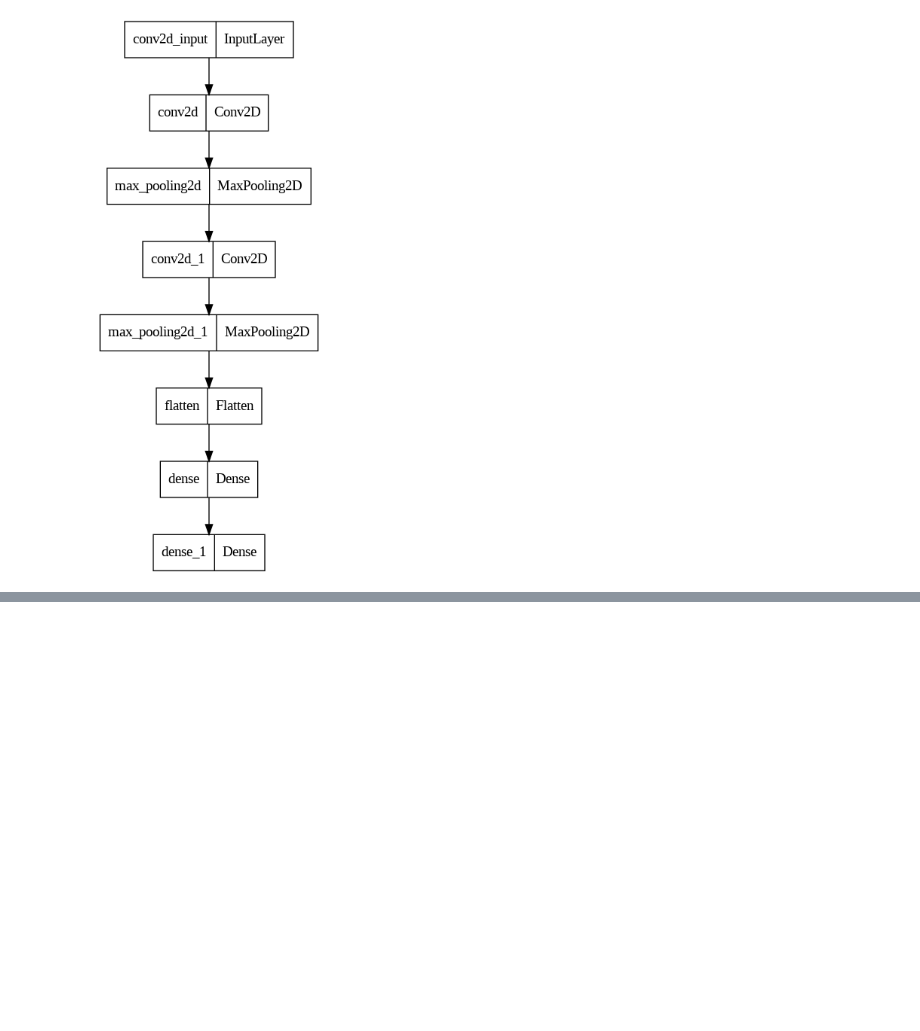
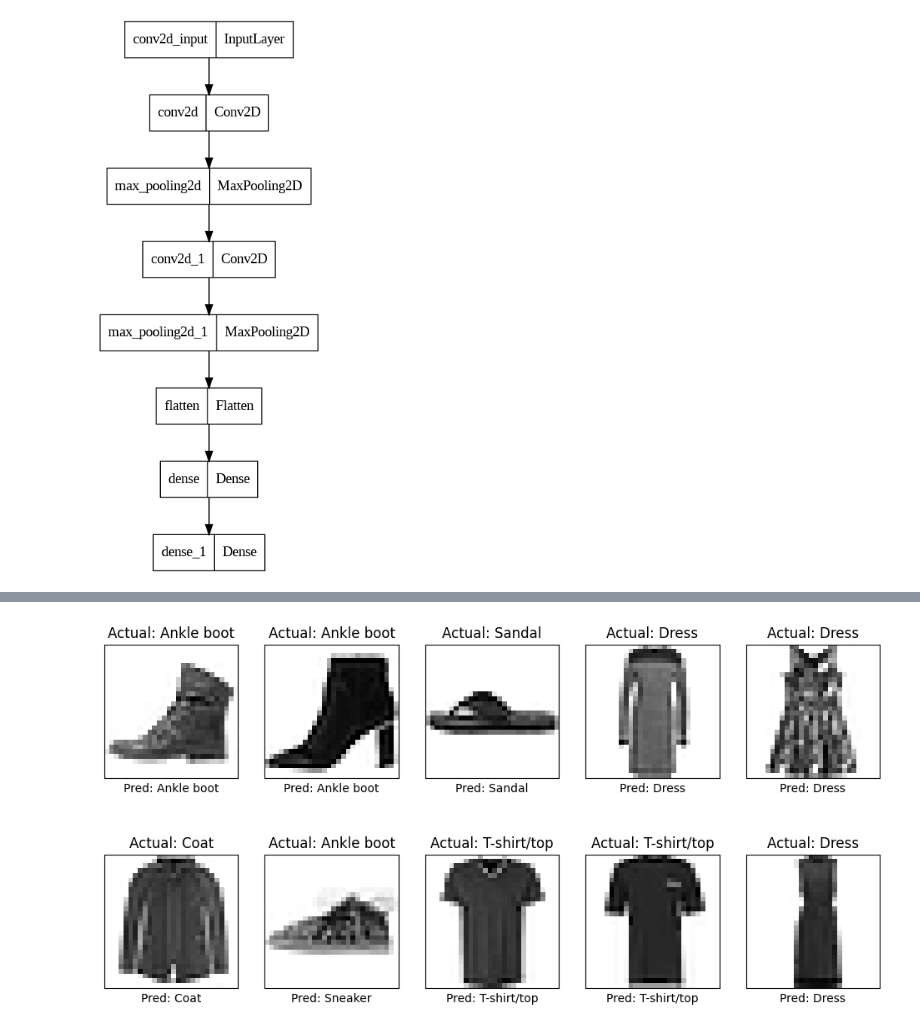
Before and after one commit to kashifliaqat/Deep_Reinforcement_Learning, a Jupyter notebook: CNN_FashionMNIST.ipynb, the cells around one changed output, grey strips where cells are left out. Cells and saved outputs as stored; diff of their text form; code cells hidden in the pictures; blank space fills up the shorter version.

```diff
--- a/CNN_FashionMNIST.ipynb
+++ b/CNN_FashionMNIST.ipynb
@@ -256,0 +266,2 @@ plt.show()
+# %%
+y_pred_labels = np.argmax(model2.predict(x_test), axis=1)
@@ -256,0 +270,28 @@ plt.show()
+# %%
+# Define a function to plot images with their true and predicted labels
+def plot2(images, y_true, y_pred=None):
+    fig, axes = plt.subplots(nrows=2, ncols=5, figsize=(12, 6))
+    for i, ax in enumerate(axes.flat):
+        # Plot image
+        x = images[i]
+        ax.imshow(x, cmap=plt.cm.binary)
+
+        # Set title with true label
+        ax.set_title(f"Actual: {class_names[np.argmax(y_true[i])]}")
+
+        # If predicted labels are provided, set subtitle with predicted label
+        if y_pred is not None:
+            ax.set_xlabel(f"Pred: {class_names[y_pred[i]]}")
+
+        ax.set_xticks([])
+        ax.set_yticks([])
+
+    plt.show()
+
+# Choose 10 random images from the test set
+rand_idxs = np.random.permutation(len(x_test))[:10]
+
+# Plot the images with their true and predicted labels
+plot2(x_test[rand_idxs], y_test[rand_idxs], y_pred_labels[rand_idxs])
+# %% [output]
+[figure, added]
```
Also changed, not shown: parts of 16 cells of this notebook.
